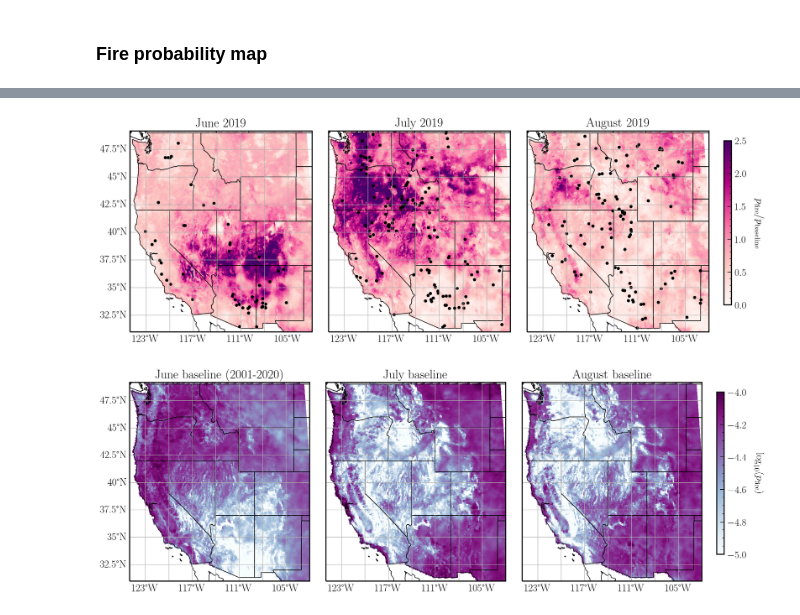
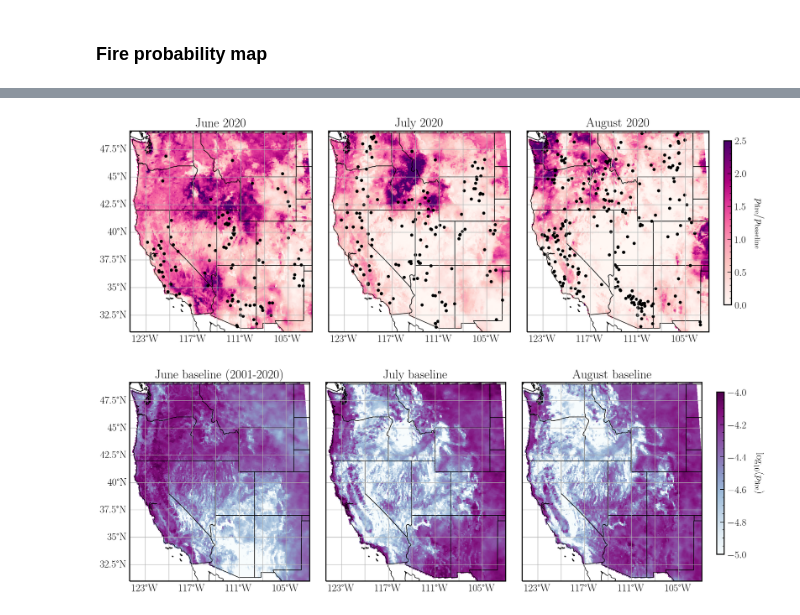
Before and after one commit to jtbuch/SEASFire, a Jupyter notebook: scripts/seas_fire_forecasts.ipynb, the cells around one changed output, grey strips where cells are left out. Saved outputs shown, nothing was run; the diff lists cells and outputs as text; code cells hidden in the pictures.

```diff
--- a/scripts/seas_fire_forecasts.ipynb
+++ b/scripts/seas_fire_forecasts.ipynb
@@ -227,13 +216,9 @@ pred_prob_xarr_aug_baseline= pred_prob_baseline[2::3, :, :].mean(dim= 'month')
 # %%
-plot_yr= 2019
-pred_prob_xarr= xarray.open_dataarray('../sav_files/ssf_pred_files/pred_prob_xarr_rs_%s'%freq_id + '_%d_'%seed + 'obs_%s.nc'%plot_yr)
-n_fires_jun_yr= len(wildfire_df[wildfire_df['fire_month'] == (plot_yr - 1984)*12 +5])
-n_fires_jul_yr= len(wildfire_df[wildfire_df['fire_month'] == (plot_yr - 1984)*12 +6])
-n_fires_aug_yr= len(wildfire_df[wildfire_df['fire_month'] == (plot_yr - 1984)*12 +7])
-n_fires_jun_baseline= len(wildfire_df[wildfire_df['fire_month'].isin(np.arange(209, 426, 12))])/20
-n_fires_jul_baseline= len(wildfire_df[wildfire_df['fire_month'].isin(np.arange(210, 427, 12))])/20
-n_fires_aug_baseline= len(wildfire_df[wildfire_df['fire_month'].isin(np.arange(211, 428, 12))])/20
-lat_long_fire_grid= coord_transform(pred_prob_xarr['X'][:].data, pred_prob_xarr['Y'][:].data, input_crs= 'EPSG:5070', output_crs= 'EPSG:4326')
+plot_yr= 2020
+pred_prob_xarr_jun_2020= mon_fire_prob_pred(freq_id= '08_07_23', seed= 654, plot_yr= plot_yr, fmon= 5, fire_df= wildfire_df)
+pred_prob_xarr_jul_2020= mon_fire_prob_pred(freq_id= '08_07_23', seed= 654, plot_yr= plot_yr, fmon= 6, fire_df= wildfire_df)
+pred_prob_xarr_aug_2020= mon_fire_prob_pred(freq_id= '08_07_23', seed= 654, plot_yr= plot_yr, fmon= 7, fire_df= wildfire_df)
+lat_long_fire_grid= coord_transform(pred_prob_xarr_jun_2020['X'][:].data, pred_prob_xarr_jun_2020['Y'][:].data, input_crs= 'EPSG:5070', output_crs= 'EPSG:4326')
 
 extent = [-125, -102, 31, 49]
 central_lon = np.mean(extent[:2])
@@ -245,7 +230,7 @@ ax= fig.add_subplot(gs[0:4, 0:2], projection=ccrs.PlateCarree())
 ax.set_extent(extent);
 ax.add_feature(cfeature.LAND, edgecolor='black', facecolor= 'white');
 ax.add_feature(cfeature.STATES, edgecolor='black');
-CS= ax.pcolormesh(lat_long_fire_grid[0], lat_long_fire_grid[1], 10**(np.log10(pred_prob_xarr[0, :, :]) - np.log10(pred_prob_xarr_jun_baseline) - np.log10(n_fires_jun_baseline/n_fires_jun_yr)), vmin= 0, vmax= 2.5, cmap=plt.cm.RdPu)
+CS= ax.pcolormesh(lat_long_fire_grid[0], lat_long_fire_grid[1], pred_prob_xarr_jun_2020, vmin= 0, vmax= 2.5, cmap=plt.cm.RdPu)
 ax.scatter(wildfire_df[wildfire_df['fire_month'] == (plot_yr - 1984)*12 +5]['final_lon'], wildfire_df[wildfire_df['fire_month'] == (plot_yr - 1984)*12 + 5]['final_lat'], c= 'black', s= 20, transform=ccrs.PlateCarree())
 #cax= fig.add_axes([ax.get_position().x0, ax.get_position().y0 - 0.1, ax.get_position().width, 0.02])
 gl= ax.gridlines(draw_labels=True);
@@ -260,37 +245,37 @@ ax1= fig.add_subplot(gs[0:4, 2:4], projection=ccrs.PlateCarree())
 ax1.set_extent(extent);
 ax1.add_feature(cfeature.LAND, edgecolor='black', facecolor= 'white');
 ax1.add_feature(cfeature.STATES, edgecolor='black');
-CS1= ax1.pcolormesh(lat_long_fire_grid[0], lat_long_fire_grid[1], 10**(np.log10(pred_prob_xarr[1, :, :]) - np.log10(pred_prob_xarr_jul_baseline) - np.log10(n_fires_jul_baseline/n_fires_jul_yr)), vmin= 0, vmax= 2.5, cmap=plt.cm.RdPu)
+CS1= ax1.pcolormesh(lat_long_fire_grid[0], lat_long_fire_grid[1], pred_prob_xarr_jul_2020, vmin= 0, vmax= 2.5, cmap=plt.cm.RdPu)
 ax1.scatter(wildfire_df[wildfire_df['fire_month'] == (plot_yr - 1984)*12 +6]['final_lon'], wildfire_df[wildfire_df['fire_month'] == (plot_yr - 1984)*12 +6]['final_lat'], c= 'black', s= 20, transform=ccrs.PlateCarree())
 gl1= ax1.gridlines(draw_labels=True);
 gl1.xlabel_style = {'size': 18, 'color': 'black'}
 gl1.ylabel_style = {'size': 18, 'color': 'black'}
 gl1.top_labels = False
 gl1.left_labels = False
 gl1.right_labels = False
 ax1.set_aspect(1.4/1)
 ax1.set_title(r'July %d'%plot_yr, fontsize= 22);
 
 ax2= fig.add_subplot(gs[0:4, 4:6], projection=ccrs.PlateCarree())
 ax2.set_extent(extent);
 ax2.add_feature(cfeature.LAND, edgecolor='black', facecolor= 'white');
 ax2.add_feature(cfeature.STATES, edgecolor='black');
-CS2= ax2.pcolormesh(lat_long_fire_grid[0], lat_long_fire_grid[1], 10**(np.log10(pred_prob_xarr[2, :, :]) - np.log10(pred_prob_xarr_aug_baseline) - np.log10(n_fires_aug_baseline/n_fires_aug_yr)), vmin= 0, vmax= 2.5, cmap=plt.cm.RdPu)
+CS2= ax2.pcolormesh(lat_long_fire_grid[0], lat_long_fire_grid[1], pred_prob_xarr_aug_2020, vmin= 0, vmax= 2.5, cmap=plt.cm.RdPu)
 ax2.scatter(wildfire_df[wildfire_df['fire_month'] == (plot_yr - 1984)*12 + 7]['final_lon'], wildfire_df[wildfire_df['fire_month'] == (plot_yr - 1984)*12 +7]['final_lat'], c= 'black', s= 20, transform=ccrs.PlateCarree())
 cax= fig.add_axes([ax2.get_position().x1 + 0.02, ax2.get_position().y1 - 0.35, 0.01, ax2.get_position().height + 0.05])
 cbar= fig.colorbar(CS2, cax= cax, orientation= 'vertical')
 cbar.set_label(r'$p_{\rm fire}/p_{\rm baseline}$', labelpad= 30, rotation= 270, fontsize= 18)
 gl2= ax2.gridlines(draw_labels=True);
 gl2.xlabel_style = {'size': 18, 'color': 'black'}
 gl2.ylabel_style = {'size': 18, 'color': 'black'}
 gl2.top_labels = False
 gl2.left_labels = False
 gl2.right_labels = False
 ax2.set_aspect(1.4/1)
 ax2.set_title(r'August %d'%plot_yr, fontsize= 22);
-plt.savefig('../plots/smlfire_output/pred_fire_prob_rs_%s'%freq_id + '_%d_'%seed + 'obs_%d.png'%plot_yr, bbox_inches='tight', dpi= 200);
+#plt.savefig('../plots/smlfire_output/pred_fire_prob_rs_%s'%freq_id + '_%d_'%seed + 'obs_%d.png'%plot_yr, bbox_inches='tight', dpi= 200);
 # %% [output]
-[figure, old version]
+[figure, new version]
 # %%
 extent = [-125, -102, 31, 49]
 central_lon = np.mean(extent[:2])
```
Also changed, not shown: parts of 9 cells of this notebook, 3 other files.
